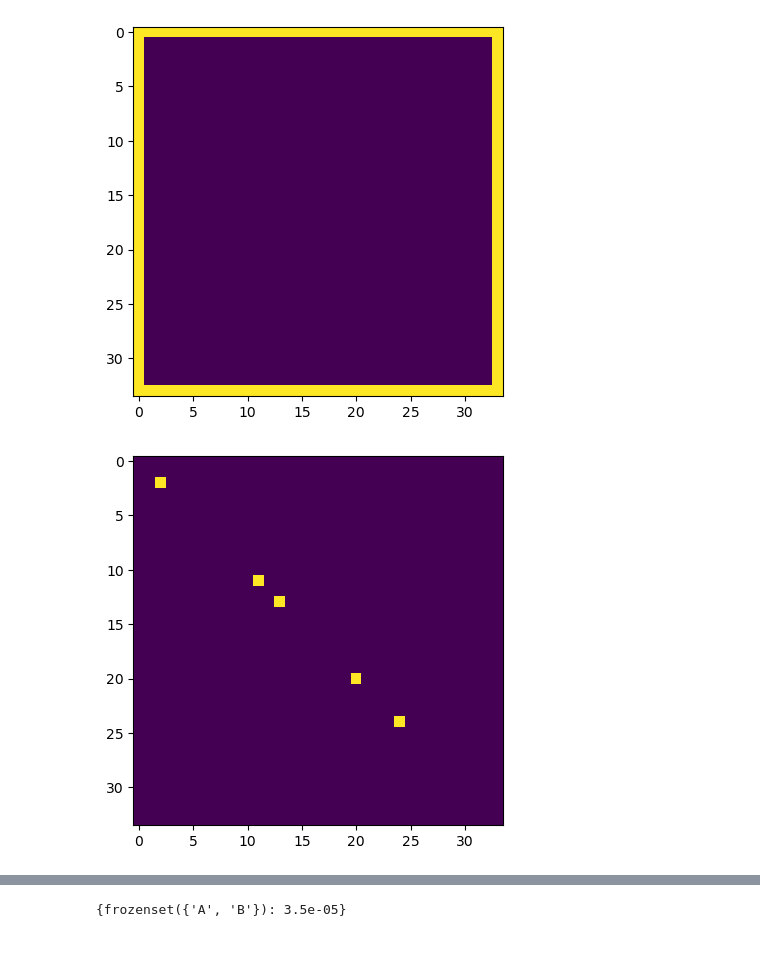
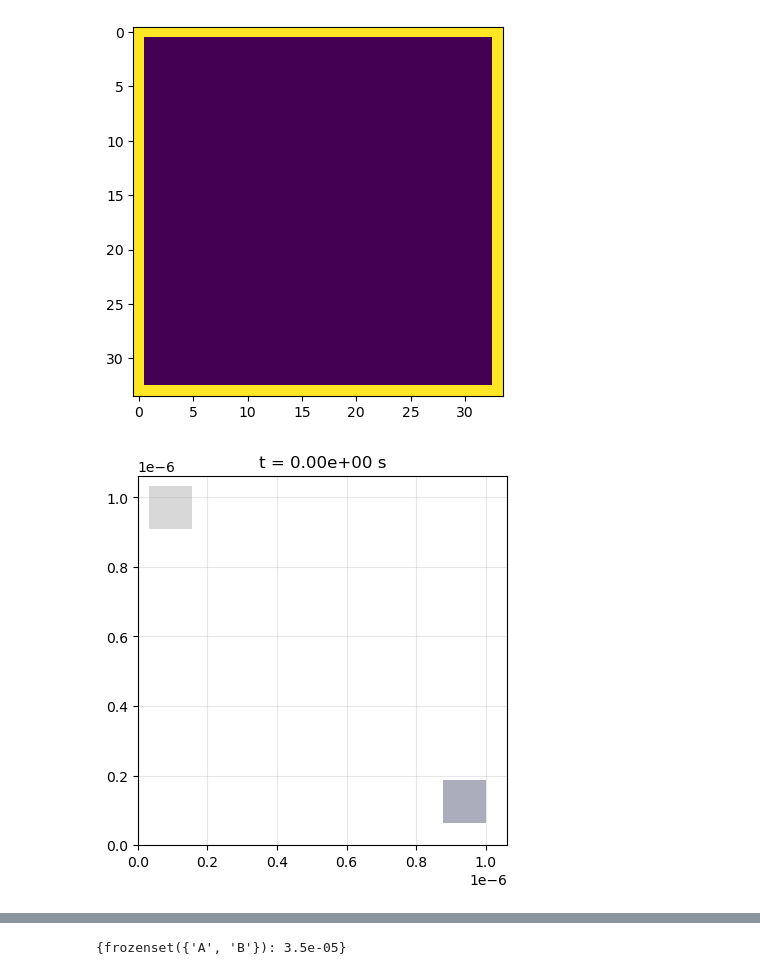
Before and after one commit to darrenjhsu/redicell_framework, a Jupyter notebook: Build_LM_basics.ipynb, the cells around one changed output, grey strips where cells are left out. Saved outputs shown, nothing was run; the diff lists cells and outputs as text; code cells hidden in the pictures; blank space fills up the shorter version.

```diff
--- a/Build_LM_basics.ipynb
+++ b/Build_LM_basics.ipynb
@@ -200,8 +232,9 @@ class ReactionSet:
         self.reaction_set[frozenset(reagent)] = reaction_coefficient
 # %%
 mol_A = Molecule('A', diffusion_coefficient=8.15e-14)
+mol_B = Molecule('B', diffusion_coefficient=1.5e-13)
 # %%
-a = RediCell(sides=[32, 32], spacing=31.25e-9, molecule_types=[mol_A], t_step=2e-3)
+a = RediCell(sides=[32, 32], spacing=31.25e-9, molecule_types=[mol_A, mol_B], t_step=2e-3)
 # %%
 a.mol_to_id
 # %% [output]
@@ -244,6 +280,10 @@ array([20, 22, 16, 16,  8])
 # %%
-for i in np.random.randint(1, 32, 5):
-    a.voxel_matrix[i, i].molecule_count = np.array([5])
+for i in range(1, 5):
+    for j in range(1, 5):
+        a.voxel_matrix[i, j].molecule_count = np.array([3, 0])
+for i in range(28, 32):
+    for j in range(28, 32):
+        a.voxel_matrix[i, j].molecule_count = np.array([0, 3])
 # %%
 a.voxel_matrix[32, 5].action_vector
 # %% [output]
@@ -253,9 +294,9 @@ a.plot_wall()
 # %% [output]
 [figure]
 # %%
-a.plot_type_count('A')
+a.plot_type_count(['A', 'B'])
 # %% [output]
-[figure, old version]
+[figure, new version]
 # %%
 a.determine_maximum_timestep()
 # %% [output]
```
Also changed, not shown: parts of 11 cells of this notebook.
